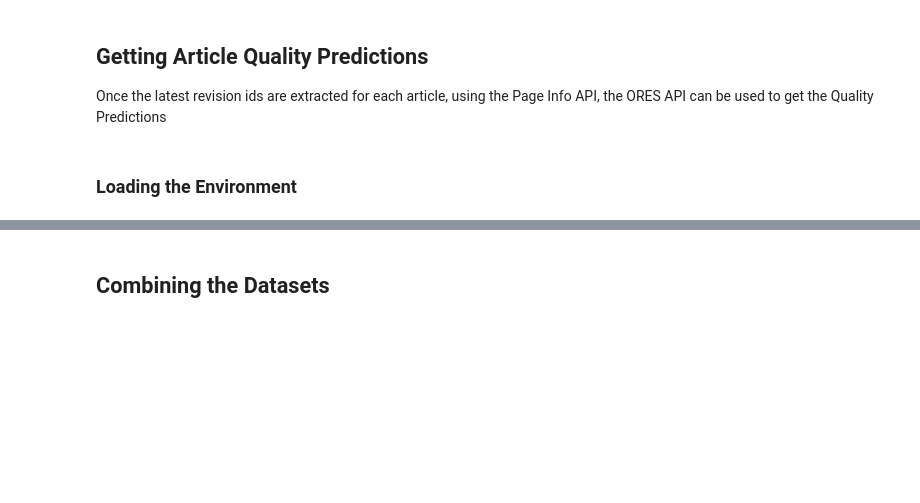
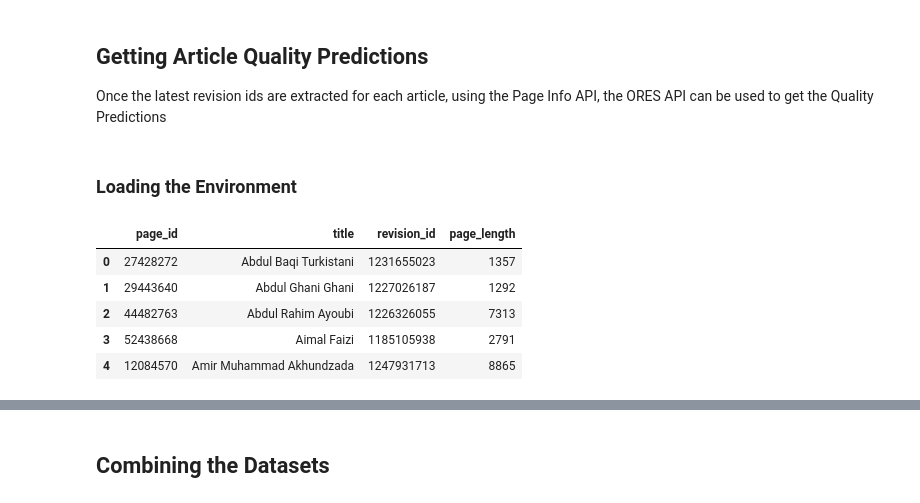
Before and after one commit to himanshunaidu/data512, a Jupyter notebook: data-512-homework_2/wikipedia_politician_bias.ipynb, the cells around one changed output, grey strips where cells are left out. Cells and saved outputs as stored; diff of their text form; code cells hidden in the pictures; blank space fills up the shorter version.

```diff
--- a/data-512-homework_2/wikipedia_politician_bias.ipynb
+++ b/data-512-homework_2/wikipedia_politician_bias.ipynb
@@ -41,10 +41,12 @@ API_HEADER_AGENT = 'User-Agent'
 API_LATENCY_ASSUMED = 0.002       # Assuming roughly 2ms latency on the API and network
 API_THROTTLE_WAIT = (1.0/100.0)-API_LATENCY_ASSUMED
 
+USER_EMAIL = "hnaidu36@uw.edu"
+
 # When making automated requests we should include something that is unique to the person making the request
 # This should include an email - your UW email would be good to put in there
 REQUEST_HEADERS = {
-    'User-Agent': '<hnaidu36@uw.edu>, University of Washington, MSDS DATA 512 - AUTUMN 2024'
+    'User-Agent': f'<{USER_EMAIL}>, University of Washington, MSDS DATA 512 - AUTUMN 2024'
 }
 
 # This is just a list of English Wikipedia article titles that we can use for example requests
@@ -340,10 +342,10 @@ def request_page_info_multiple_articles(titles = None, title_sep = '|', error_li
 
     Returns:
     ------------
-    page_info_array : list
+    page_info_list : list
         A list of dictionaries containing the page information for each article
     '''
-    page_info_array = []
+    page_info_list = []
     page_info = None
 
     if titles is None:
@@ -356,7 +358,7 @@ def request_page_info_multiple_articles(titles = None, title_sep = '|', error_li
         page_info_dict = json_response['query']['pages']
         for page_id, page_info in page_info_dict.items():
             try:
-                page_info_array.append({
+                page_info_list.append({
                     "page_id": page_info["pageid"],
                     "title": page_info["title"],
                     "revision_id": page_info["lastrevid"],
@@ -372,7 +374,7 @@ def request_page_info_multiple_articles(titles = None, title_sep = '|', error_li
         error_list.extend(titles.split(title_sep))
         print(e)
 
-    return page_info_array
+    return page_info_list
 # %%
 def write_list_to_file(file_path, list_to_write):
     '''
@@ -395,8 +397,8 @@ def write_list_to_file(file_path, list_to_write):
 # Load the cleaned CSV file that contains the list of politicians by country
 politicians_by_country_df = pd.read_csv(POLITICIANS_BY_COUNTRY_CSV_PATH)
 # %%
-page_info_array = []
-error_list = []
+page_info_list = []
+page_info_error_list = []
 total_len = 0
 
 # Get the page info in batches of TITLE_LIMIT
@@ -404,13 +406,13 @@ total_len = 0
 # Hence, we use a TITLE_LIMIT that is less than the actual limit to avoid making a bigger request than the limit
 for batch in np.array_split(politicians_by_country_df, len(politicians_by_country_df) // TITLE_LIMIT):
     titles = batch["name"].tolist()
-    page_info_array_batch = request_page_info_multiple_articles(TITLE_SEPARATOR.join(titles), TITLE_SEPARATOR, error_list)
-    page_info_array.extend(page_info_array_batch)
+    page_info_list_batch = request_page_info_multiple_articles(TITLE_SEPARATOR.join(titles), TITLE_SEPARATOR, page_info_error_list)
+    page_info_list.extend(page_info_list_batch)
 
-page_info_df = pd.DataFrame(page_info_array)
+page_info_df = pd.DataFrame(page_info_list)
 
 # Write the error list to a file
-write_list_to_file(ERROR_LIST_PATH, error_list)
+write_list_to_file(PAGE_INFO_ERROR_LIST_PATH, page_info_error_list)
 # %% [output]
 Error while fetching data for:  Barbara Eibinger-Miedl
 'pageid'
@@ -478,3 +492,12 @@ load_dotenv(ENV_PATH)
 
 USERNAME = os.getenv("WIKIMEDIA_USERNAME")
 ACCESS_TOKEN = os.getenv("WIKIMEDIA_ACCESS_TOKEN")
+# %%
+page_info_df.head()
+# %% [output]
+|  | page_id | title | revision_id | page_length |
+| 0 | 27428272 | Abdul Baqi Turkistani | 1231655023 | 1357 |
+| 1 | 29443640 | Abdul Ghani Ghani | 1227026187 | 1292 |
+| 2 | 44482763 | Abdul Rahim Ayoubi | 1226326055 | 7313 |
+| 3 | 52438668 | Aimal Faizi | 1185105938 | 2791 |
+| 4 | 12084570 | Amir Muhammad Akhundzada | 1247931713 | 8865 |
```
Also changed, not shown: parts of 7 cells of this notebook, 2 other files.
